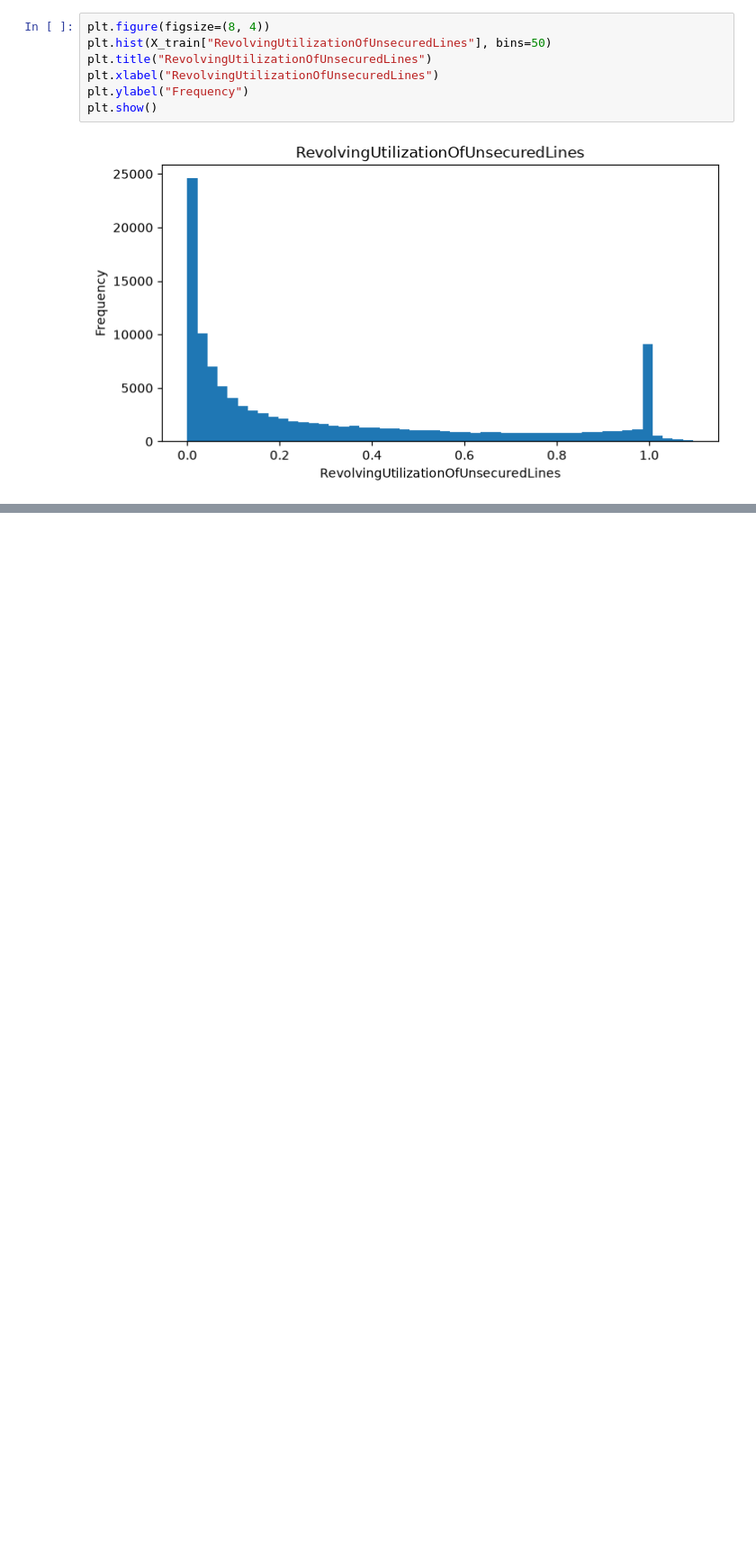
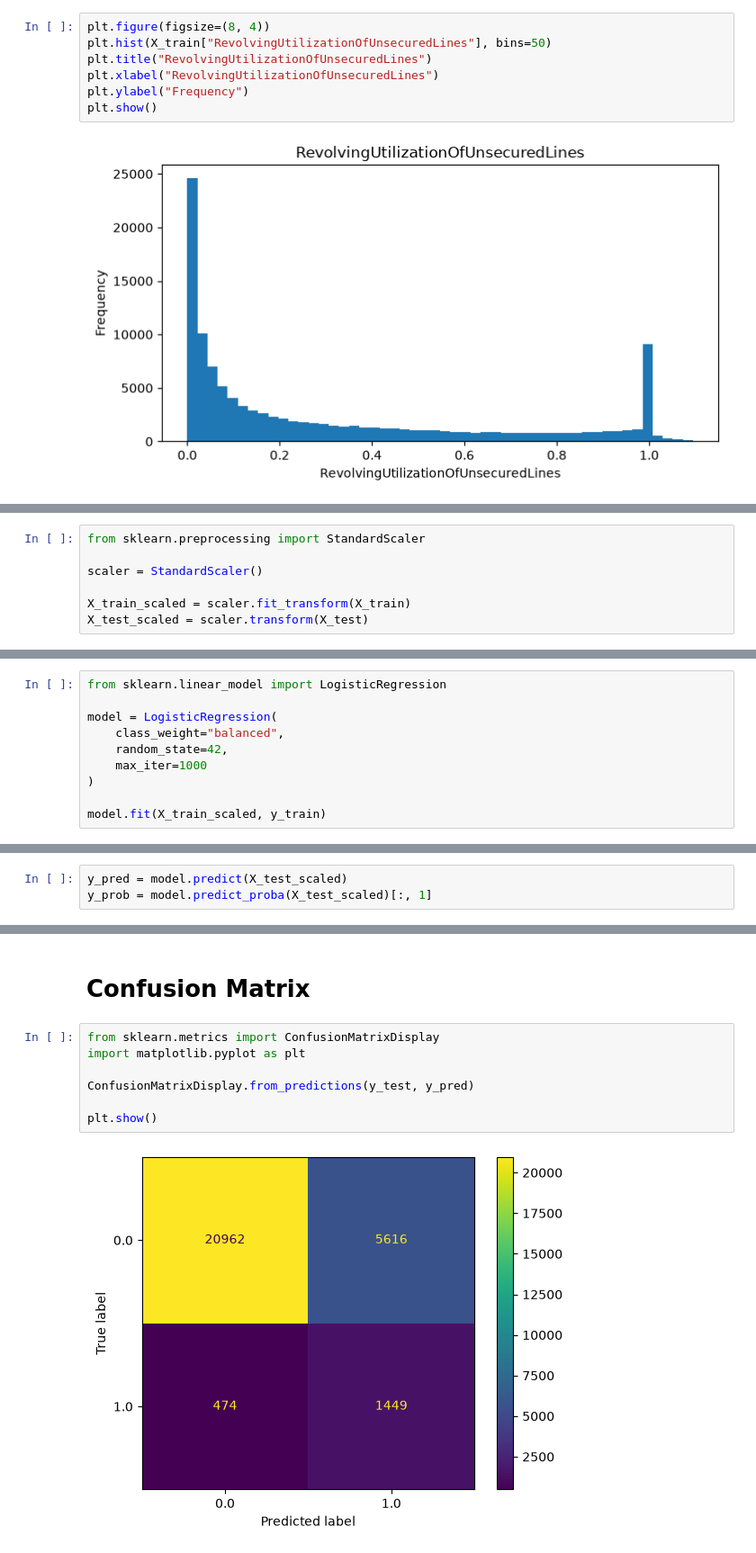
Before and after one commit to Miqaye1/Programming_Project, a Jupyter notebook: Untitled-1.ipynb, the cells around one changed output, grey strips where cells are left out. Shown at 90% size. Saved outputs shown, nothing was run; the diff lists cells and outputs as text; blank space fills up the shorter version.

Commit message:
Implement data preprocessing, feature engineering, and baseline models

```diff
--- a/Untitled-1.ipynb
+++ b/Untitled-1.ipynb
@@ -498,0 +497,7 @@ plt.show()
+# %%
+from sklearn.preprocessing import StandardScaler
+
+scaler = StandardScaler()
+
+X_train_scaled = scaler.fit_transform(X_train)
+X_test_scaled = scaler.transform(X_test)
@@ -498,0 +506,10 @@ plt.show()
+# %%
+from sklearn.linear_model import LogisticRegression
+
+model = LogisticRegression(
+    class_weight="balanced",
+    random_state=42,
+    max_iter=1000
+)
+
+model.fit(X_train_scaled, y_train)
@@ -498,0 +520,3 @@ plt.show()
+# %%
+y_pred = model.predict(X_test_scaled)
+y_prob = model.predict_proba(X_test_scaled)[:, 1]
@@ -498,0 +545,11 @@ plt.show()
+# %% [markdown]
+# Confusion Matrix
+# %%
+from sklearn.metrics import ConfusionMatrixDisplay
+import matplotlib.pyplot as plt
+
+ConfusionMatrixDisplay.from_predictions(y_test, y_pred)
+
+plt.show()
+# %% [output]
+[figure, added]
```
Also changed, not shown: parts of 18 cells of this notebook.
